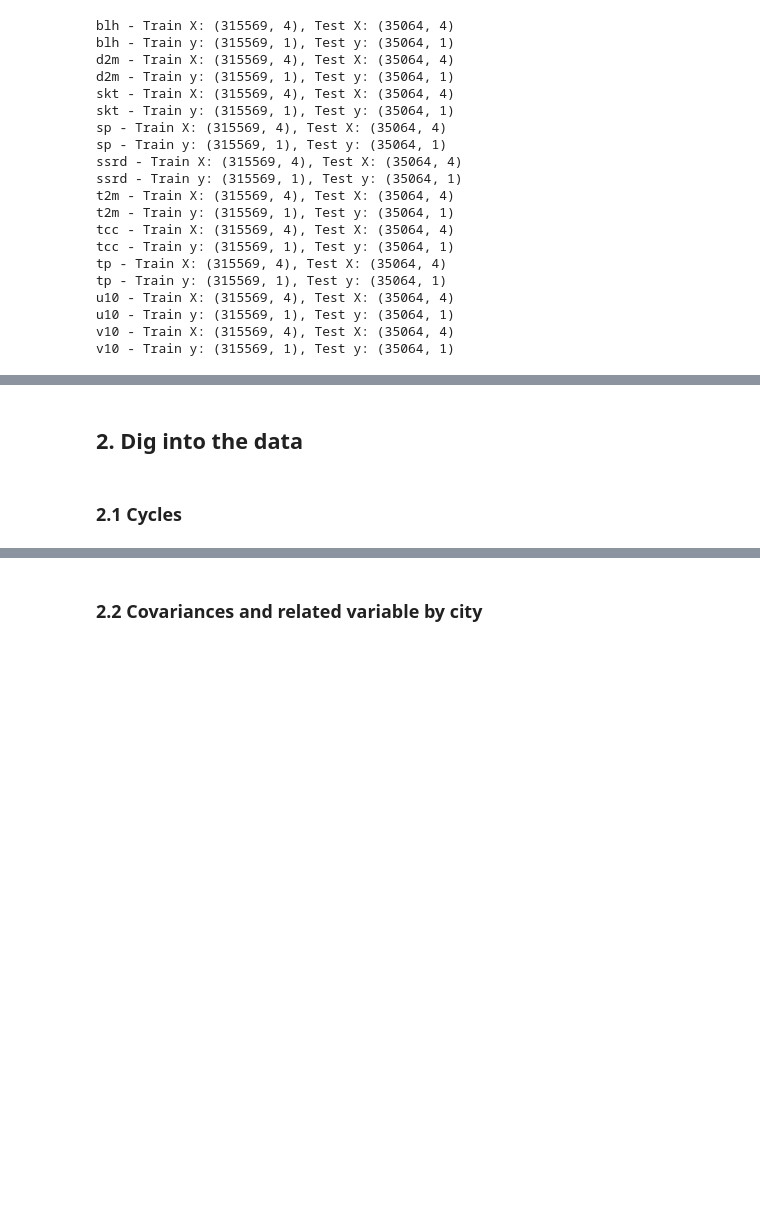
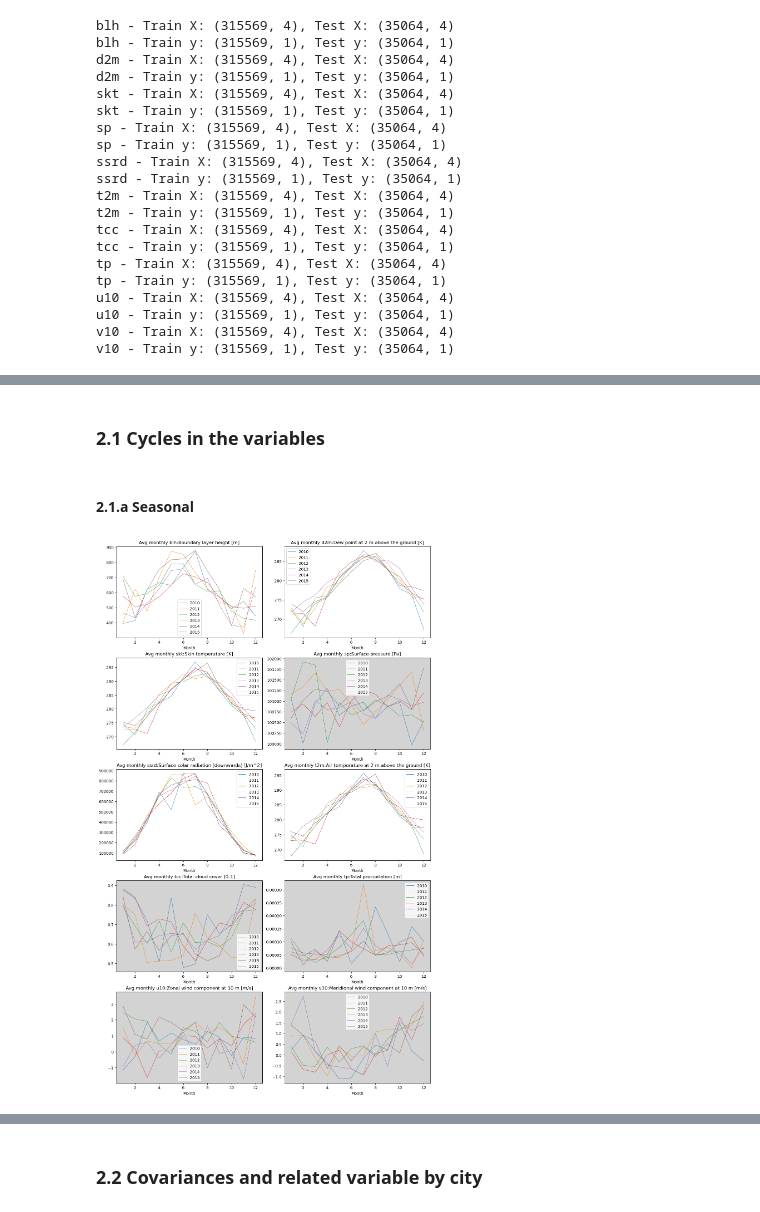
Before and after one commit to waddason/ML_ClimateEnergy_project2024, a Jupyter notebook: dataLoading.ipynb, the cells around one changed output, grey strips where cells are left out. Drawn from its saved outputs; the diff is of its cells as text; code cells hidden in the pictures; blank space fills up the shorter version.

```diff
--- a/dataLoading.ipynb
+++ b/dataLoading.ipynb
@@ -459,2 +480,2 @@ def load_normalize_data():
 # %% [markdown]
-## 2. Dig into the data
+### 2.1 Cycles in the variables
@@ -463,2 +482,42 @@ X_train, X_test, y_train, y_test = load_normalize_data()
+# %%
+# focus on Berlin station,
+berlin_df = weather_stations["berlin"]
+df = berlin_df.copy()
+
+# Year to study
+START_YEAR = 2010
+END_YEAR = 2015
 # %% [markdown]
-### 2.1 Cycles
+#### 2.1.a Seasonal
+# %%
+# Seasonal cycles
+has_seasonal_cycle = {
+    "t2m": True,
+    "d2m": True,
+    "u10": False,
+    "v10": False,
+    "skt": True,
+    "tcc": False,
+    "sp": False,
+    "tp": False,
+    "ssrd": True,
+    "blh": True,
+}
+fig, axes = plt.subplots(5, 2, figsize=(12, 20), layout="constrained")
+axes = axes.flatten()
+for year in range(START_YEAR, END_YEAR + 1):
+    df_year = df[df.index.year == year]
+    for name, ax in zip(df.columns, axes):
+        df_year.groupby(by=df_year.index.month).mean()[name].plot(
+            ax=ax, label=year, linewidth=0.7
+        )
+        ax.set_title(f"Avg monthly {name}:{var_legend[name]}")
+        ax.set_xlabel("Month")
+        ax.legend()
+        # Gray out if no seasonal cycle
+        if not has_seasonal_cycle[name]:
+            ax.set_facecolor("lightgrey")
+
+plt.show()
+# %% [output]
+[figure, added]
```
Also changed, not shown: parts of 30 cells of this notebook, 9 other files.
